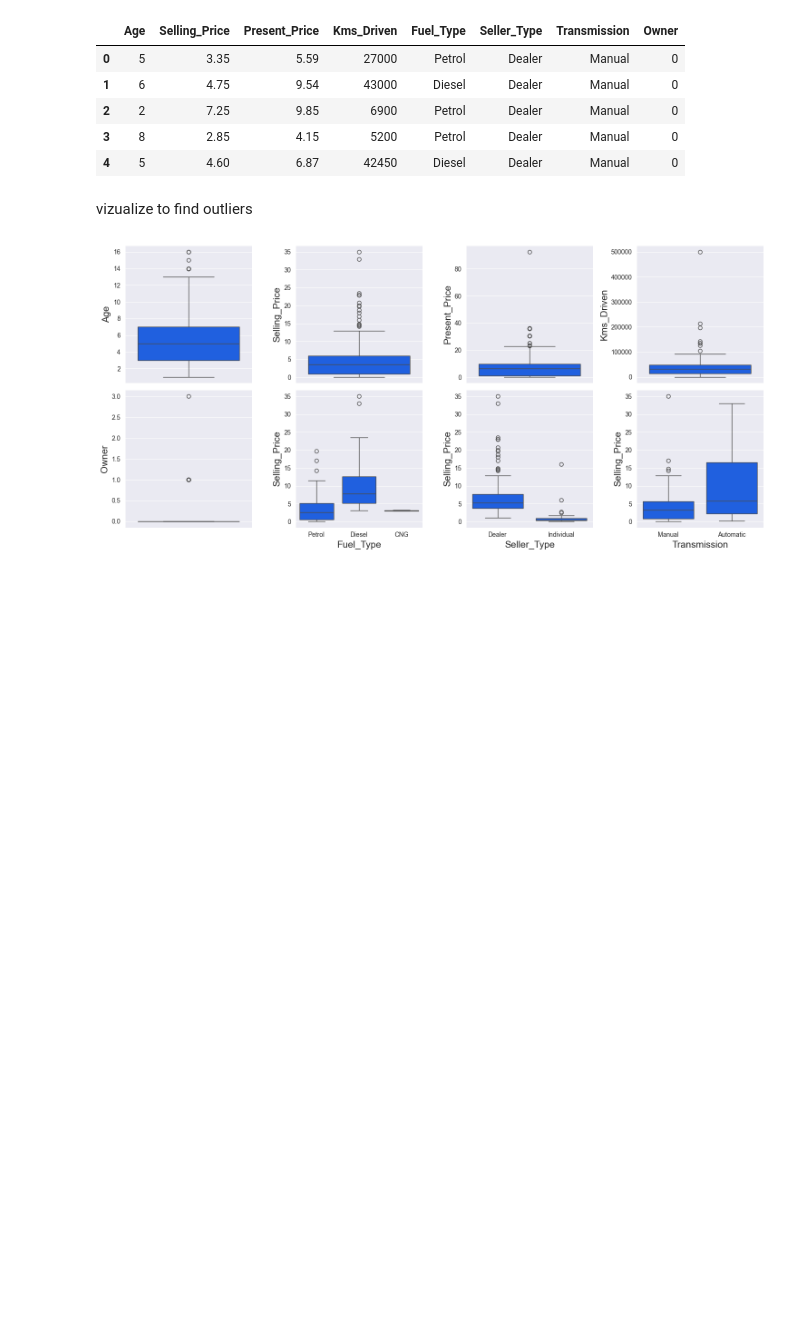
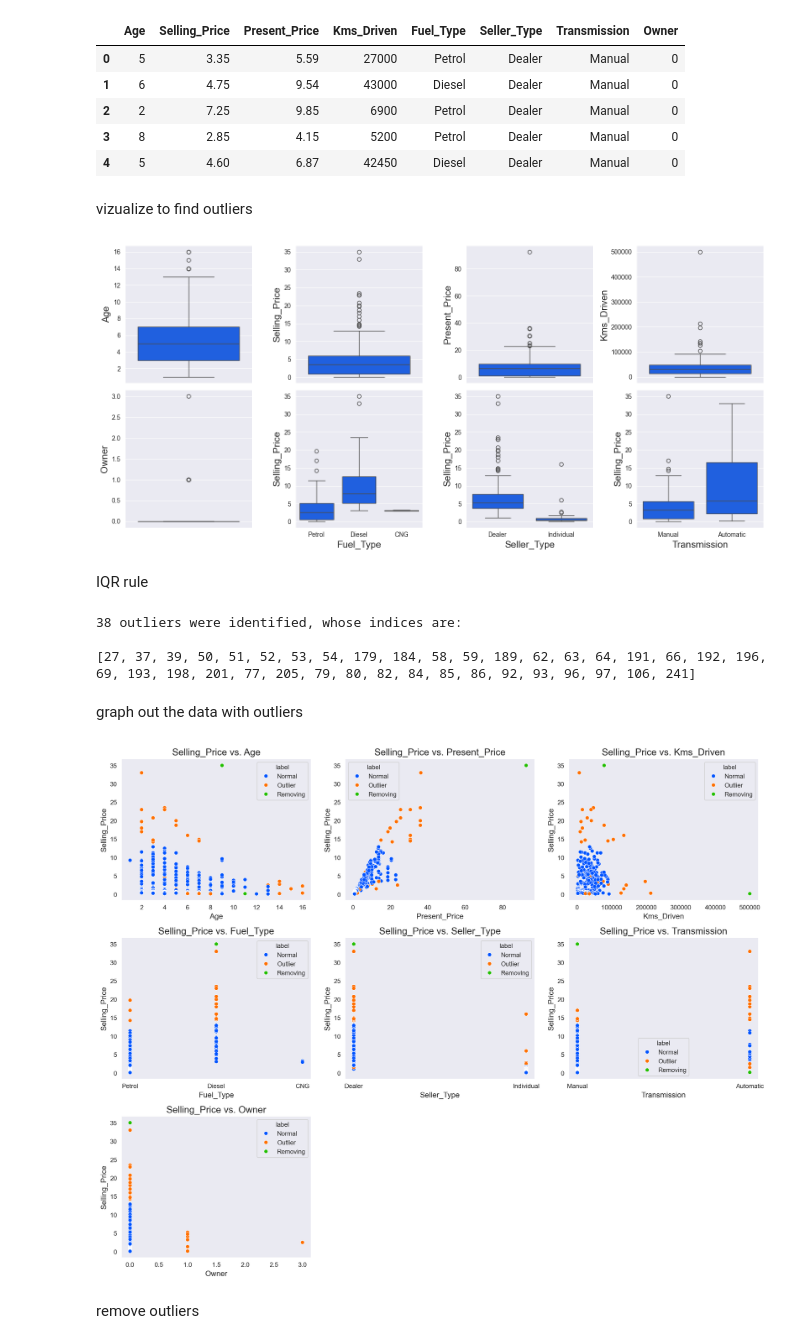
Before and after one commit to timjozi911/succulent-succotash, a Jupyter notebook: main.ipynb, the cells around one changed output. Cells and saved outputs as stored; diff of their text form; code cells hidden in the pictures; blank space fills up the shorter version.

Commit message:
feat: removed outliers

```diff
--- a/main.ipynb
+++ b/main.ipynb
@@ -86,3 +86,74 @@ plt.tight_layout()
 plt.show()
 # %% [output]
 [figure]
+# %% [markdown]
+IQR rule
+# %%
+outliers_indexes = []
+target = 'Selling_Price'
+
+for col in df.select_dtypes(include='object').columns:
+    for cat in df[col].unique():
+        df1 = df[df[col] == cat]
+        q1 = df1[target].quantile(0.25)
+        q3 = df1[target].quantile(0.75)
+        iqr = q3-q1
+        maximum = q3 + (1.5 * iqr)
+        minimum = q1 - (1.5 * iqr)
+        outlier_samples = df1[(df1[target] < minimum) | (df1[target] > maximum)]
+        outliers_indexes.extend(outlier_samples.index.tolist())
+
+
+for col in df.select_dtypes(exclude='object').columns:
+    q1 = df[col].quantile(0.25)
+    q3 = df[col].quantile(0.75)
+    iqr = q3-q1
+    maximum = q3 + (1.5 * iqr)
+    minimum = q1 - (1.5 * iqr)
+    outlier_samples = df[(df[col] < minimum) | (df[col] > maximum)]
+    outliers_indexes.extend(outlier_samples.index.tolist())
+
+outliers_indexes = list(set(outliers_indexes))
+print('{} outliers were identified, whose indices are:\n\n{}'.format(len(outliers_indexes), outliers_indexes))
+# %% [output]
+38 outliers were identified, whose indices are:
+
+[27, 37, 39, 50, 51, 52, 53, 54, 179, 184, 58, 59, 189, 62, 63, 64, 191, 66, 192, 196, 69, 193, 198, 201, 77, 205, 79, 80, 82, 84, 85, 86, 92, 93, 96, 97, 106, 241]
+# %% [markdown]
+graph out the data with outliers
+# %%
+# Outliers Labeling
+df1 = df.copy()
+df1['label'] = 'Normal'
+df1.loc[outliers_indexes,'label'] = 'Outlier'
+
+# Removing Outliers
+removing_indexes = []
+removing_indexes.extend(df1[df1[target]>33].index)
+removing_indexes.extend(df1[df1['Kms_Driven']>400000].index)
+df1.loc[removing_indexes,'label'] = 'Removing'
+
+# Plot
+target = 'Selling_Price'
+features = df.columns.drop(target)
+colors = ['#0055ff','#ff7000','#23bf00']
+CustomPalette = sns.set_palette(sns.color_palette(colors))
+fig, ax = plt.subplots(nrows=3 ,ncols=3, figsize=(15,12), dpi=200)
+
+for i in range(len(features)):
+    x=i//3
+    y=i%3
+    sns.scatterplot(data=df1, x=features[i], y=target, hue='label', ax=ax[x,y])
+    ax[x,y].set_title('{} vs. {}'.format(target, features[i]), size = 15)
+    ax[x,y].set_xlabel(features[i], size = 12)
+    ax[x,y].set_ylabel(target, size = 12)
+    ax[x,y].grid()
+
+ax[2, 1].axis('off')
+ax[2, 2].axis('off')
+plt.tight_layout()
+plt.show()
+# %% [output]
+[figure, added]
+# %% [markdown]
+remove outliers
```
Also changed, not shown: parts of 3 cells of this notebook.
